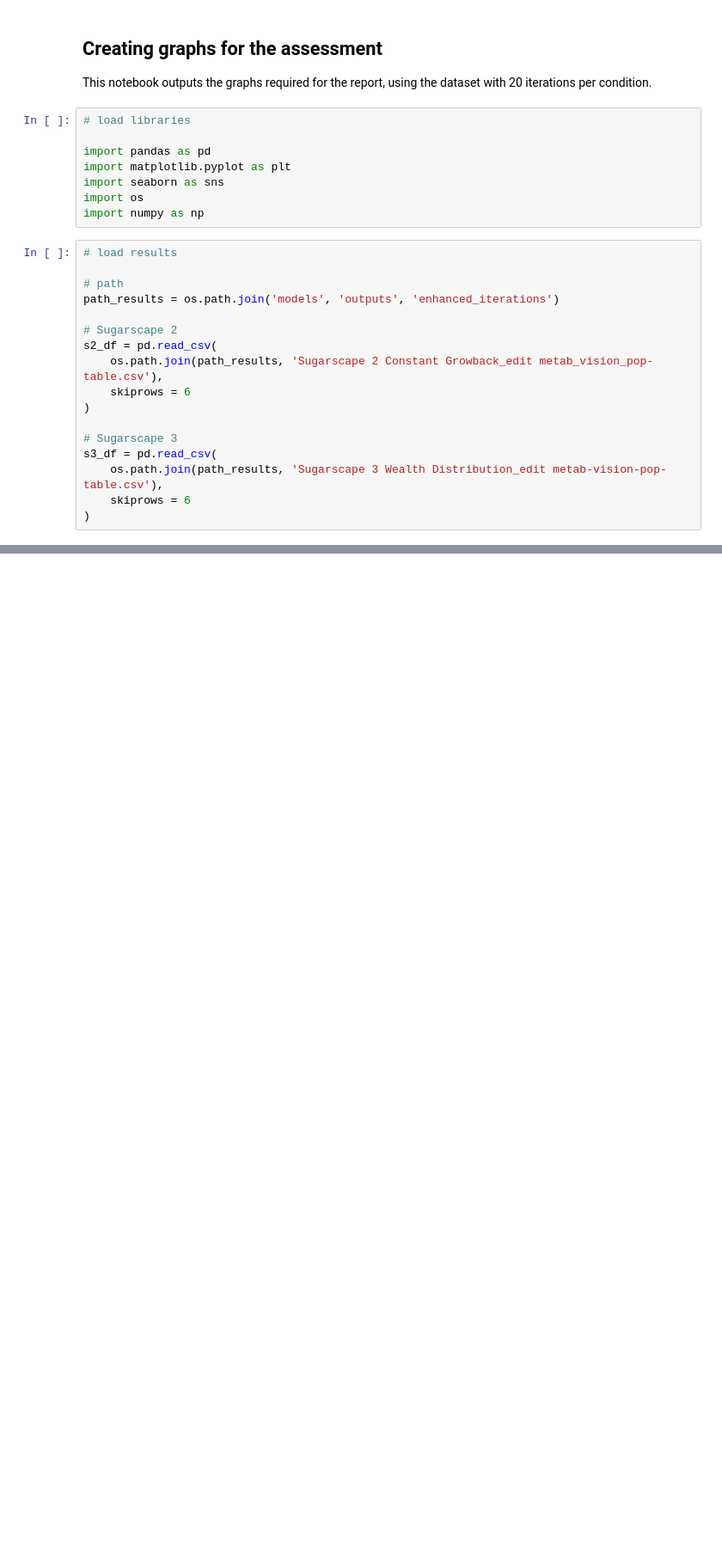
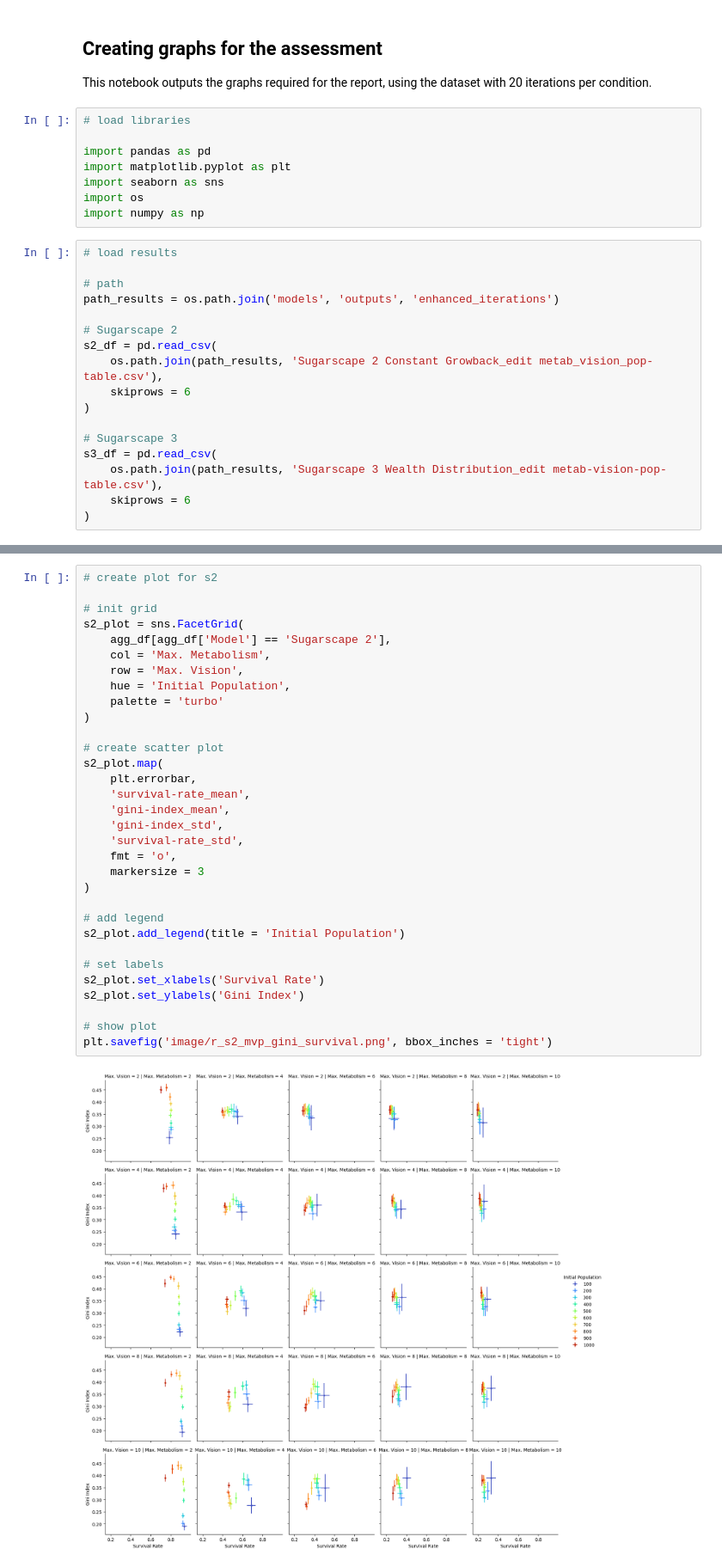
Before and after one commit to sokimura39/ABM_assessment, a Jupyter notebook: assessment_1/create_image.ipynb, the cells around one changed output, grey strips where cells are left out. Shown at 86% size. Saved outputs shown, nothing was run; the diff lists cells and outputs as text; blank space fills up the shorter version.

```diff
--- a/assessment_1/create_image.ipynb
+++ b/assessment_1/create_image.ipynb
@@ -60 +201,35 @@ plt.show()
 [figure]
+# %%
+# create plot for s2
+
+# init grid
+s2_plot = sns.FacetGrid(
+    agg_df[agg_df['Model'] == 'Sugarscape 2'],
+    col = 'Max. Metabolism',
+    row = 'Max. Vision',
+    hue = 'Initial Population',
+    palette = 'turbo'
+)
+
+# create scatter plot
+s2_plot.map(
+    plt.errorbar,
+    'survival-rate_mean',
+    'gini-index_mean',
+    'gini-index_std',
+    'survival-rate_std',
+    fmt = 'o',
+    markersize = 3
+)
+
+# add legend
+s2_plot.add_legend(title = 'Initial Population')
+
+# set labels
+s2_plot.set_xlabels('Survival Rate')
+s2_plot.set_ylabels('Gini Index')
+
+# show plot
+plt.savefig('image/r_s2_mvp_gini_survival.png', bbox_inches = 'tight')
+# %% [output]
+[figure, added]
```
Also changed, not shown: parts of 9 cells of this notebook, 4 other files.
